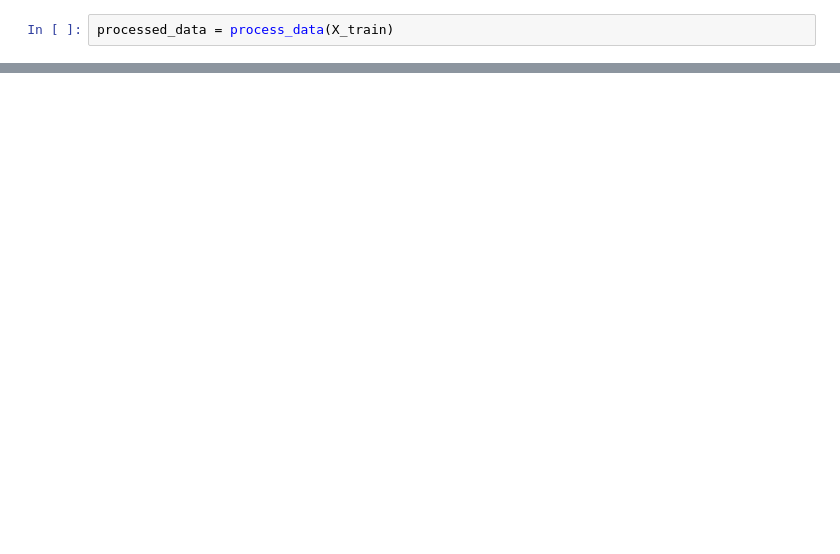
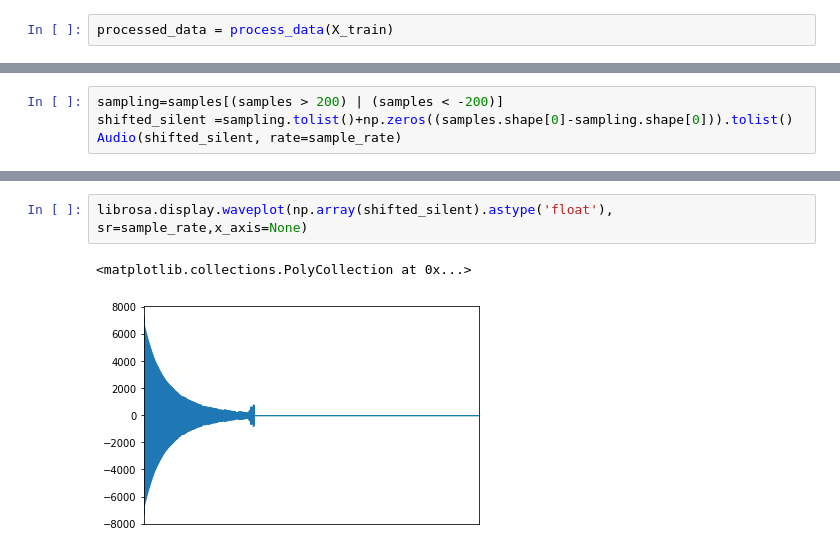
Before and after one commit to Gogotchuri/VoiceRecognition, a Jupyter notebook: src/Speech Recognition.ipynb, the cells around one changed output, grey strips where cells are left out. Drawn from its saved outputs; the diff is of its cells as text; blank space fills up the shorter version.

```diff
--- a/src/Speech Recognition.ipynb
+++ b/src/Speech Recognition.ipynb
@@ -112,0 +165,4 @@ processed_data
+# %%
+sampling=samples[(samples > 200) | (samples < -200)]
+shifted_silent =sampling.tolist()+np.zeros((samples.shape[0]-sampling.shape[0])).tolist()
+Audio(shifted_silent, rate=sample_rate)
@@ -112,0 +171,5 @@ processed_data
+# %%
+librosa.display.waveplot(np.array(shifted_silent).astype('float'), sr=sample_rate,x_axis=None)
+# %% [output]
+<matplotlib.collections.PolyCollection at 0x...>
+[figure, added]
```
Also changed, not shown: parts of 10 cells of this notebook.
